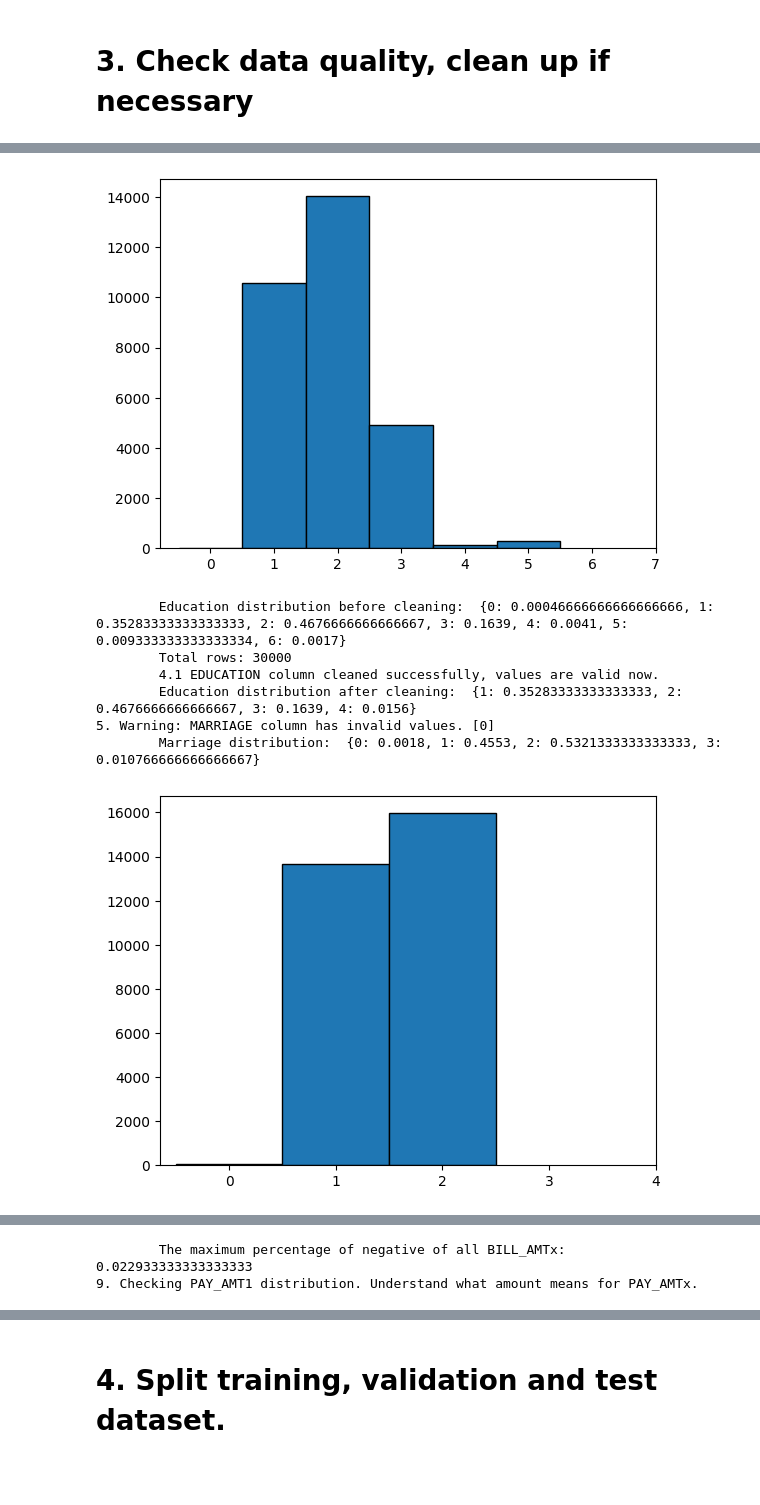
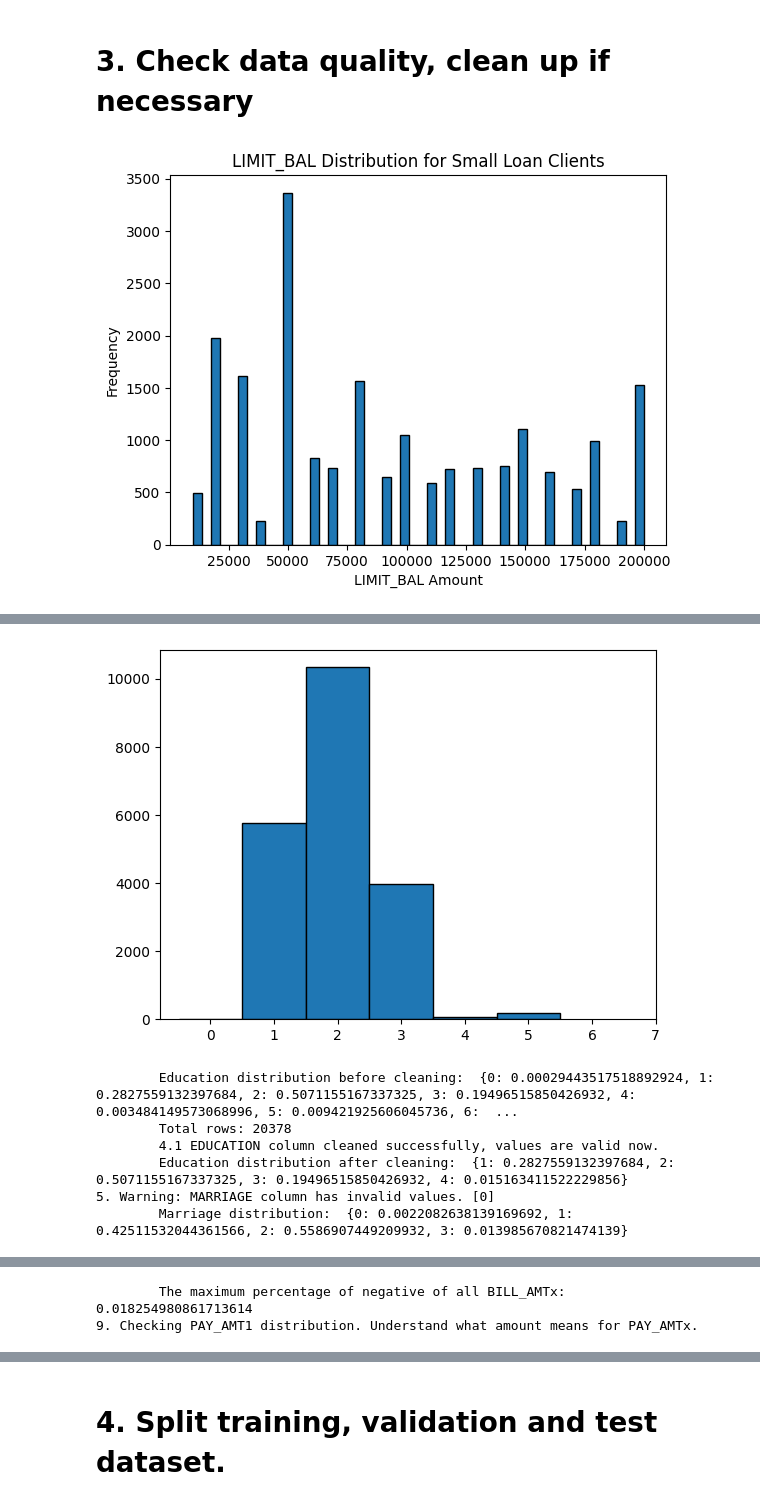
Before and after one commit to ying-jeanne/Business_Analytics, a Jupyter notebook: II/credit_default.ipynb, the cells around one changed output, grey strips where cells are left out. Saved outputs shown, nothing was run; the diff lists cells and outputs as text; code cells hidden in the pictures; blank space fills up the shorter version.

Commit message:
push the tree model

```diff
--- a/II/credit_default.ipynb
+++ b/II/credit_default.ipynb
@@ -42,6 +45,20 @@ dtype: object
 # %% [markdown]
 # 3. Check data quality, clean up if necessary
 # %%
+# print the distribution of total loan, since we need to calculate the lost when the client defaulted, let's concentrate only the clients with small loan amount, e.g., LIMIT_BAL <= 200000, in reality this means when the loan is small, bank is more comfortable using automated decision. For large loan amount, the bank may consider other factors such as client background, social status and involve human review, which is out of the scope of this project.
+
+data_small_loan = data[data['LIMIT_BAL'] <= 200000]
+plt.hist(data_small_loan['LIMIT_BAL'], bins=50, edgecolor='black')
+plt.title('LIMIT_BAL Distribution for Small Loan Clients')
+plt.xlabel('LIMIT_BAL Amount')
+plt.ylabel('Frequency')
+plt.show()
+
+# just apply for the small loan clients
+data = data_small_loan
+
+# Data imbalance check
+print("Ratio of defaulted clients in small loan dataset: ", data['default.payment.next.month'].sum()/len(data))
 # 1. Check whether there is any missing value in the dataset, here the result is 0, means no missing value at all in the dataset
 missing_value = sum(data.isnull().sum())
 print("1. Missing values total for all columns: ", missing_value)
@@ -161,31 +178,32 @@ plt.show()
 
 # Check whether there is negative values, it shouldn't be negative
 for i in range(1, 7):
     negative_pay = (data[f'PAY_AMT{i}'] < 0).sum()
     if negative_pay > 0:
         print(f"\tWarning: PAY_AMT{i} column has negative values.", negative_pay)
     else:
         print(f"\tPAY_AMT{i} column has no negative values.")
 
 # 10. The target value default.payment.next.month, when it is 1, means the client defaulted on their payment the next month (October 2005), when it is 0, means they did not default. since its type is int64, and only has 0 and 1 values, let's check the data are valid.
 wrong_target = data[~data['default.payment.next.month'].isin([0, 1])]
 if wrong_target.count().sum() == 0:
     print("10. default.payment.next.month column values are valid.")
 else:
     print("10. Warning: default.payment.next.month column has invalid values.", wrong_target['default.payment.next.month'].unique().tolist())
 
 # Check the distribution of target value in order to get the balance of the dataset
 target_distribution = data['default.payment.next.month'].value_counts(normalize=True)
 print("\tTarget value distribution (default.payment.next.month): ", target_distribution.to_dict())
 
-# The data is imbalanced, the percentage of not defaulted clients is around 22.12%, we may need to consider this when we build the model later.
+# The data is imbalanced, the percentage of not defaulted clients is around 25.6%, we may need to consider this when we build the model later.
 
 # 11. Check LIMIT_BAL: Amount of given credit in NT dollars (includes individual and family/supplementary credit), it should be positive values only
 wrong_limit_bal = data[data['LIMIT_BAL'] <= 0]
 if wrong_limit_bal.count().sum() == 0:
     print("11. LIMIT_BAL column values are valid.")
 else:
     print("11. Warning: LIMIT_BAL column has invalid values.", wrong_limit_bal['LIMIT_BAL'].unique().tolist())
 
 # We have check that the LIMIT_BAL column can be higher than the maximum BILL_AMTx values, that means the credit limit can be higher than the current bill amount, which is reasonable. And should be kept as it is. We may consider use it as a feature later.
 # %% [output]
+[figure, new version]
@@ -196,8 +215,7 @@ else:
-[figure, old version]
+[figure, new version]
-        Education distribution before cleaning:  {0: 0.00046666666666666666, 1: 0.35283333333333333, 2: 0.4676666666666667, 3: 0.1639, 4: 0.0041, 5: 0.009333333333333334, 6: 0.0017}
-        Total rows: 30000
+        Education distribution before cleaning:  {0: 0.00029443517518892924, 1: 0.2827559132397684, 2: 0.5071155167337325, 3: 0.19496515850426932, 4: 0.003484149573068996, 5: 0.009421925606045736, 6:  ...
+        Total rows: 20378
         4.1 EDUCATION column cleaned successfully, values are valid now.
-        Education distribution after cleaning:  {1: 0.35283333333333333, 2: 0.4676666666666667, 3: 0.1639, 4: 0.0156}
+        Education distribution after cleaning:  {1: 0.2827559132397684, 2: 0.5071155167337325, 3: 0.19496515850426932, 4: 0.015163411522229856}
 5. Warning: MARRIAGE column has invalid values. [0]
-        Marriage distribution:  {0: 0.0018, 1: 0.4553, 2: 0.5321333333333333, 3: 0.010766666666666667}
+        Marriage distribution:  {0: 0.0022082638139169692, 1: 0.42511532044361566, 2: 0.5586907449209932, 3: 0.013985670821474139}
-[figure, old version]
@@ -216,2 +235,2 @@ else:
-        The maximum percentage of negative of all BILL_AMTx:  0.022933333333333333
+        The maximum percentage of negative of all BILL_AMTx:  0.018254980861713614
 9. Checking PAY_AMT1 distribution. Understand what amount means for PAY_AMTx.
```
Also changed, not shown: parts of 10 cells of this notebook, 1 other file.
